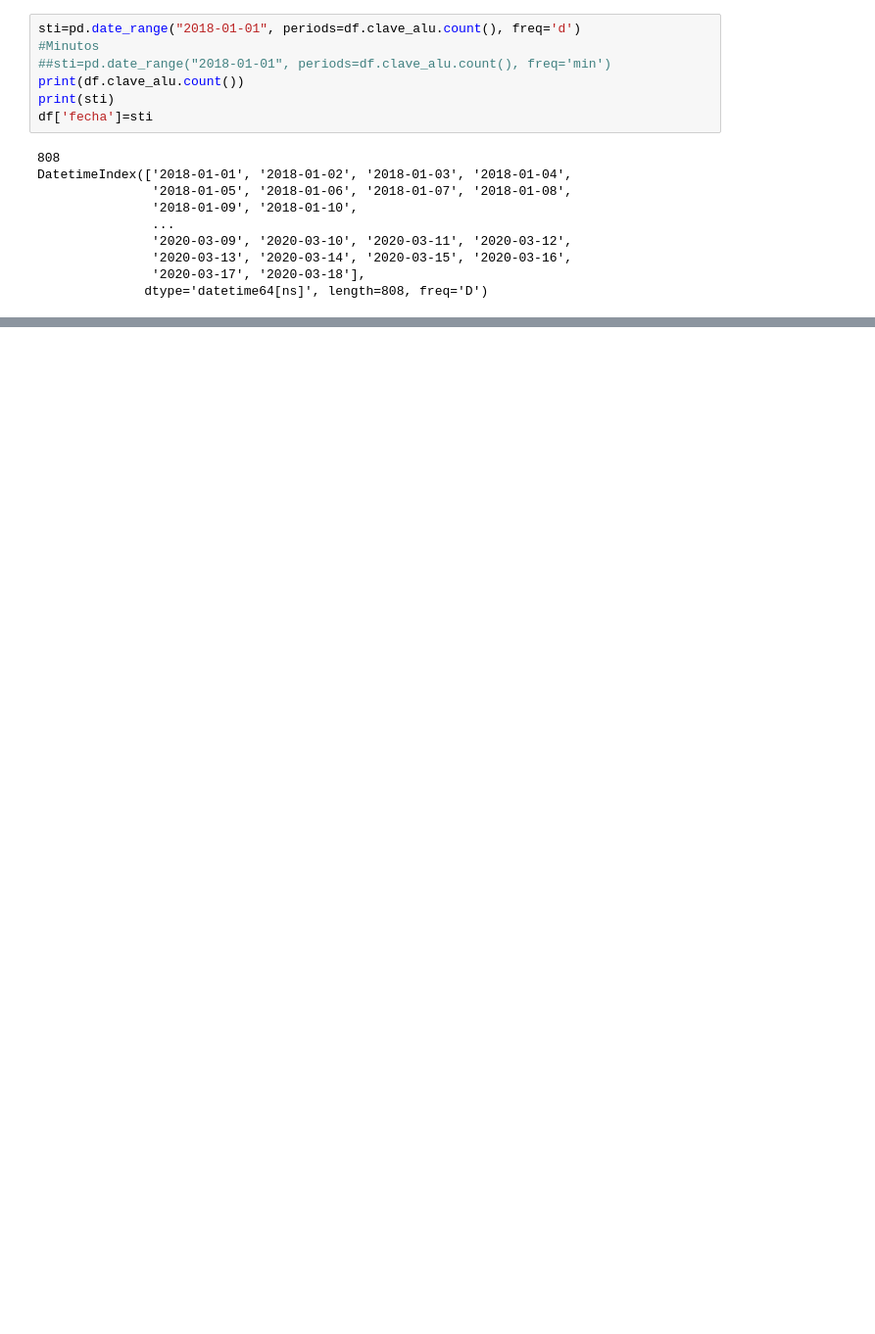
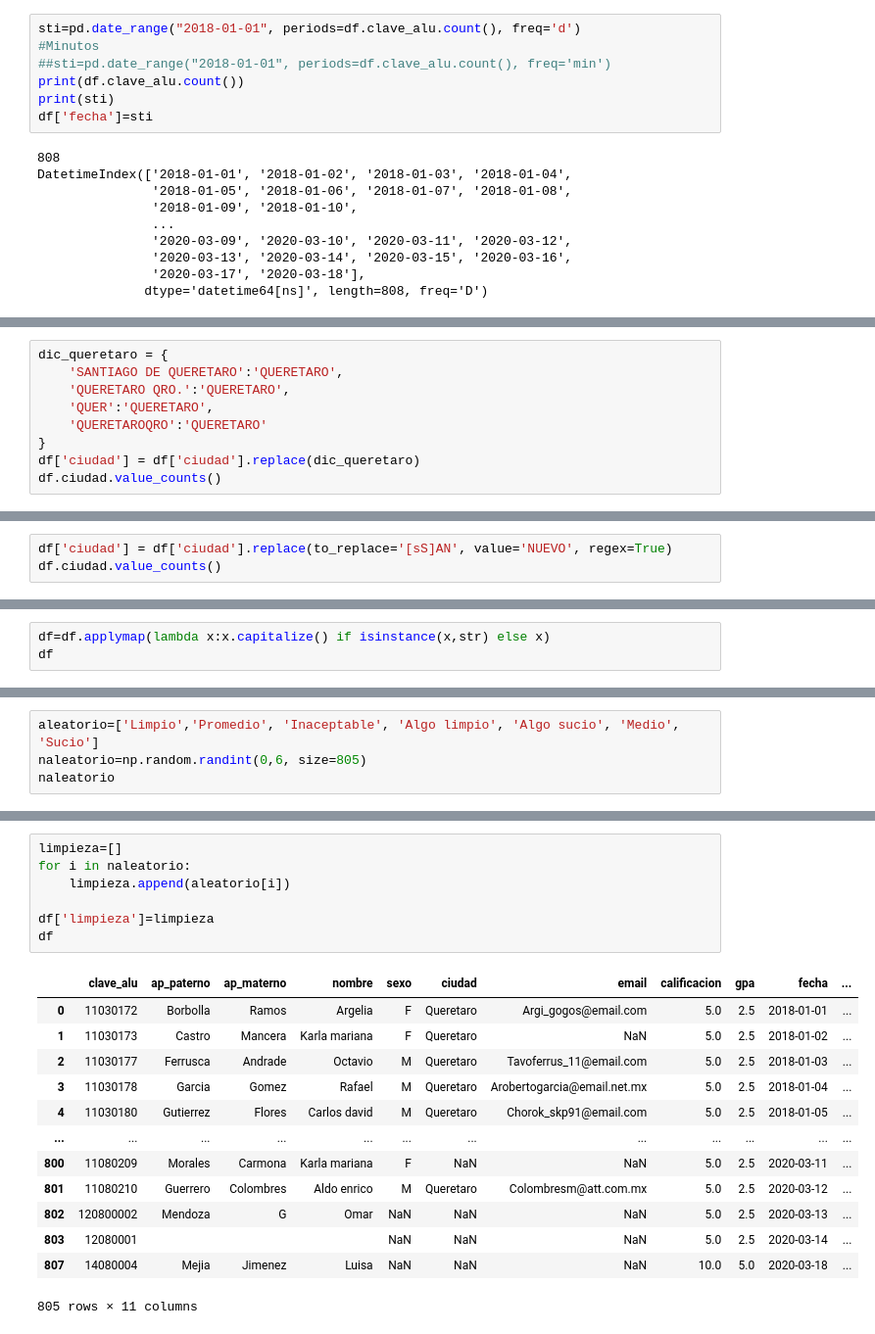
Before and after one commit to jorgejoshuatt/Adquisicion-de-Datos, a Jupyter notebook: RepasoADD.ipynb, the cells around one changed output, grey strips where cells are left out. Shown at 98% size. Cells and saved outputs as stored; diff of their text form; blank space fills up the shorter version.

```diff
--- a/RepasoADD.ipynb
+++ b/RepasoADD.ipynb
@@ -240,0 +382,9 @@ df
+# %%
+dic_queretaro = {
+    'SANTIAGO DE QUERETARO':'QUERETARO',
+    'QUERETARO QRO.':'QUERETARO',
+    'QUER':'QUERETARO',
+    'QUERETAROQRO':'QUERETARO'
+}
+df['ciudad'] = df['ciudad'].replace(dic_queretaro)
+df.ciudad.value_counts()
@@ -240,0 +409,3 @@ df
+# %%
+df['ciudad'] = df['ciudad'].replace(to_replace='[sS]AN', value='NUEVO', regex=True)
+df.ciudad.value_counts()
@@ -240,0 +466,3 @@ df
+# %%
+df=df.applymap(lambda x:x.capitalize() if isinstance(x,str) else x)
+df
@@ -240,0 +483,4 @@ df
+# %%
+aleatorio=['Limpio','Promedio', 'Inaceptable', 'Algo limpio', 'Algo sucio', 'Medio', 'Sucio']
+naleatorio=np.random.randint(0,6, size=805)
+naleatorio
@@ -240,0 +505,21 @@ df
+# %%
+limpieza=[]
+for i in naleatorio:
+    limpieza.append(aleatorio[i])
+
+df['limpieza']=limpieza
+df
+# %% [output]
+|  | clave_alu | ap_paterno | ap_materno | nombre | sexo | ciudad | email | calificacion | gpa | fecha | ... |
+| 0 | 11030172 | Borbolla | Ramos | Argelia | F | Queretaro | Argi_gogos@email.com | 5.0 | 2.5 | 2018-01-01 | ... |
+| 1 | 11030173 | Castro | Mancera | Karla mariana | F | Queretaro | NaN | 5.0 | 2.5 | 2018-01-02 | ... |
+| 2 | 11030177 | Ferrusca | Andrade | Octavio | M | Queretaro | Tavoferrus_11@email.com | 5.0 | 2.5 | 2018-01-03 | ... |
+| 3 | 11030178 | Garcia | Gomez | Rafael | M | Queretaro | Arobertogarcia@email.net.mx | 5.0 | 2.5 | 2018-01-04 | ... |
+| 4 | 11030180 | Gutierrez | Flores | Carlos david | M | Queretaro | Chorok_skp91@email.com | 5.0 | 2.5 | 2018-01-05 | ... |
+| ... | ... | ... | ... | ... | ... | ... | ... | ... | ... | ... | ... |
+| 800 | 11080209 | Morales | Carmona | Karla mariana | F | NaN | NaN | 5.0 | 2.5 | 2020-03-11 | ... |
+| 801 | 11080210 | Guerrero | Colombres | Aldo enrico | M | Queretaro | Colombresm@att.com.mx | 5.0 | 2.5 | 2020-03-12 | ... |
+| 802 | 120800002 | Mendoza | G | Omar | NaN | NaN | NaN | 5.0 | 2.5 | 2020-03-13 | ... |
+| 803 | 12080001 |  |  |  | NaN | NaN | NaN | 5.0 | 2.5 | 2020-03-14 | ... |
+| 807 | 14080004 | Mejia | Jimenez | Luisa | NaN | NaN | NaN | 10.0 | 5.0 | 2020-03-18 | ... |
+805 rows × 11 columns
```
Also changed, not shown: parts of 29 cells of this notebook.
